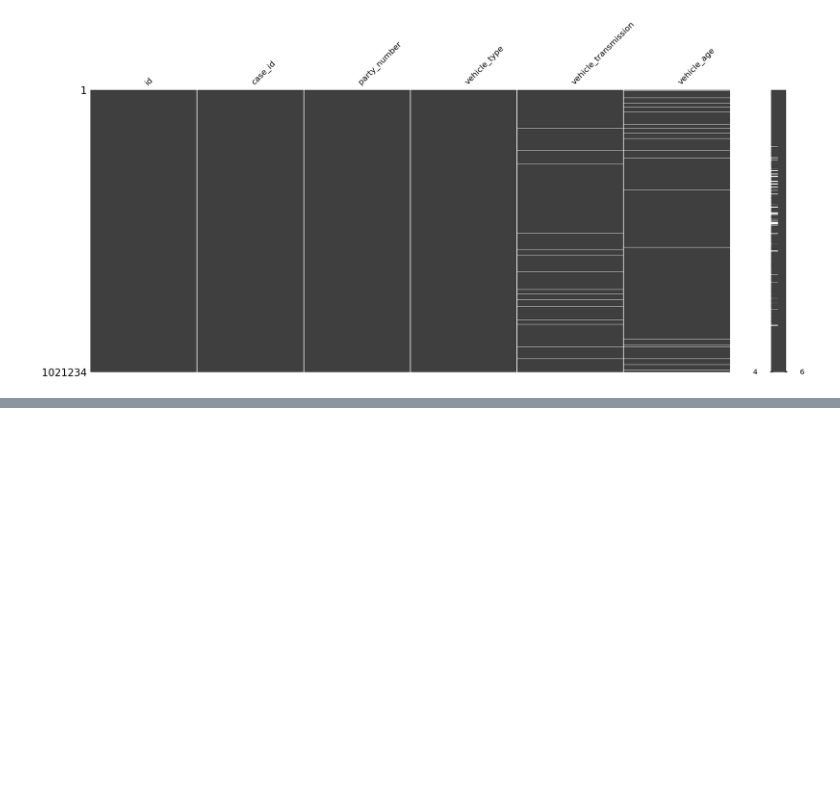
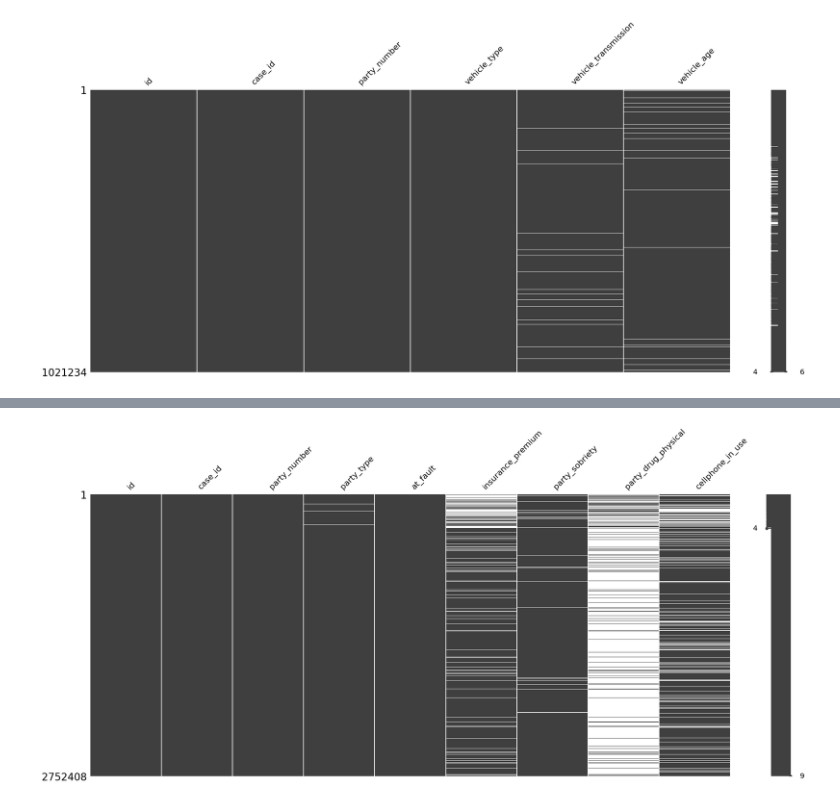
Before and after one commit to BelkaBoguto/pj_15, a Jupyter notebook: sborniy_boguto_v1.ipynb, the cells around one changed output, grey strips where cells are left out. Cells and saved outputs as stored; diff of their text form; code cells hidden in the pictures; blank space fills up the shorter version.

```diff
--- a/sborniy_boguto_v1.ipynb
+++ b/sborniy_boguto_v1.ipynb
@@ -183,0 +399,6 @@ msno.matrix(df_vehicles);
+# %%
+# изучим пропуски в первом файле
+
+msno.matrix(df_parties);
+# %% [output]
+[figure, added]
```
Also changed, not shown: parts of 76 cells of this notebook, 3 other files.
